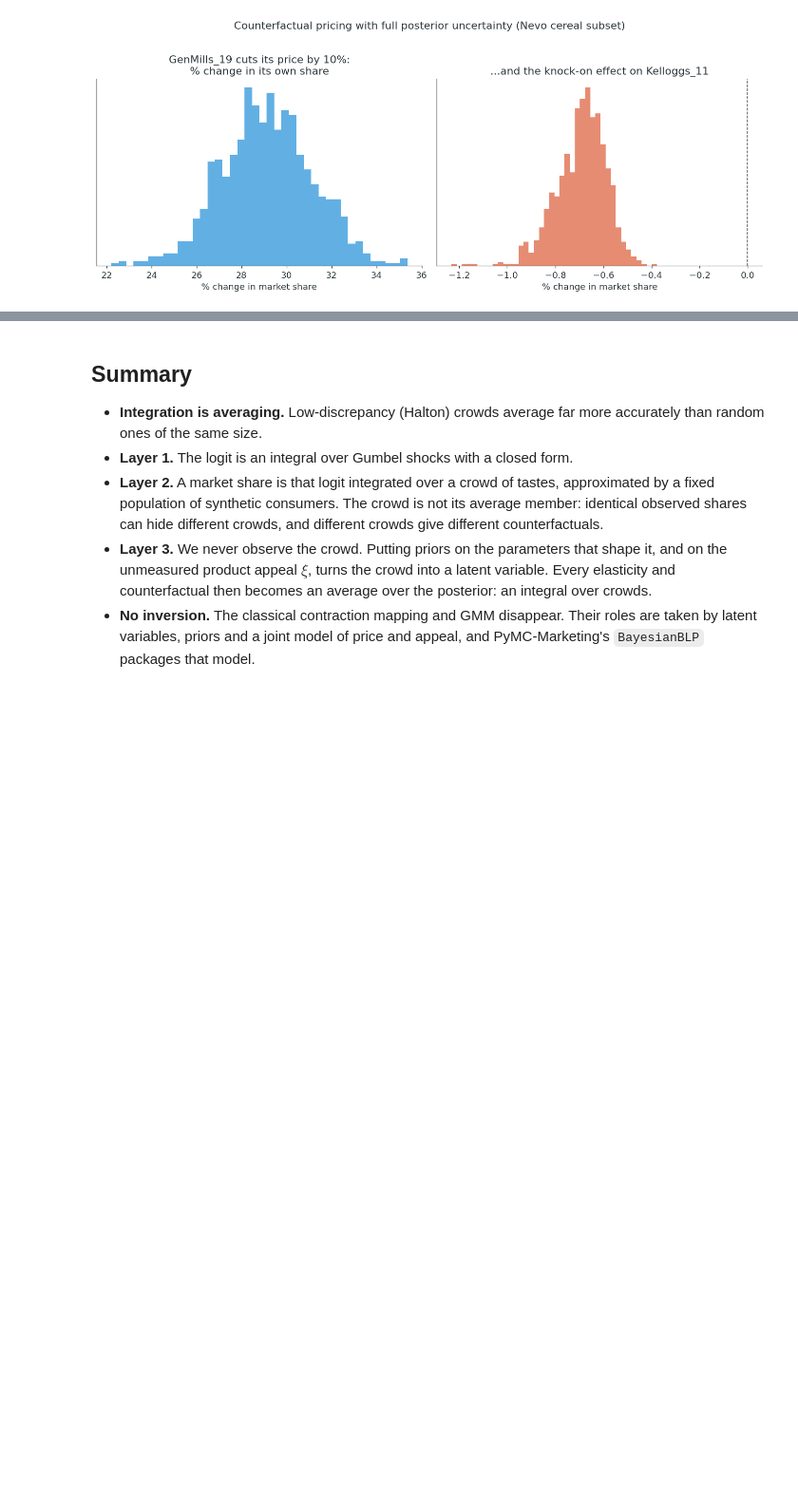
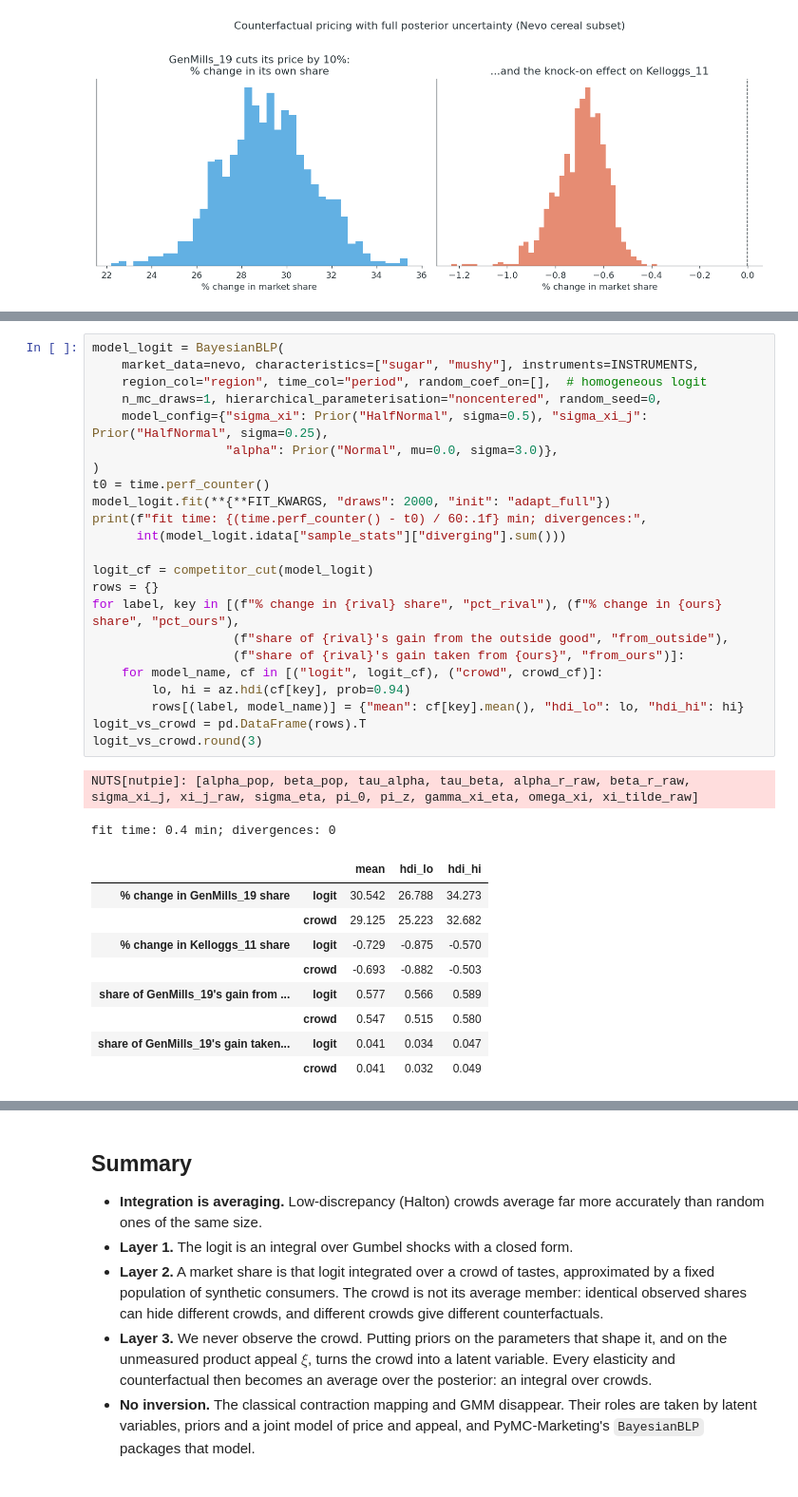
Before and after one commit to NathanielF/NathanielF.github.io, a Jupyter notebook: talks/pycon_ireland_2026_blp/notebook/synthetic_crowd.ipynb, the cells around one changed output, grey strips where cells are left out. Shown at 95% size. Cells and saved outputs as stored; diff of their text form; blank space fills up the shorter version.

```diff
--- a/talks/pycon_ireland_2026_blp/notebook/synthetic_crowd.ipynb
+++ b/talks/pycon_ireland_2026_blp/notebook/synthetic_crowd.ipynb
@@ -735,0 +755,35 @@ fig.savefig(f"{IMAGES}/nevo_counterfactual.png", dpi=150, bbox_inches="tight")
+# %%
+model_logit = BayesianBLP(
+    market_data=nevo, characteristics=["sugar", "mushy"], instruments=INSTRUMENTS,
+    region_col="region", time_col="period", random_coef_on=[],  # homogeneous logit
+    n_mc_draws=1, hierarchical_parameterisation="noncentered", random_seed=0,
+    model_config={"sigma_xi": Prior("HalfNormal", sigma=0.5), "sigma_xi_j": Prior("HalfNormal", sigma=0.25),
+                  "alpha": Prior("Normal", mu=0.0, sigma=3.0)},
+)
+t0 = time.perf_counter()
+model_logit.fit(**{**FIT_KWARGS, "draws": 2000, "init": "adapt_full"})
+print(f"fit time: {(time.perf_counter() - t0) / 60:.1f} min; divergences:",
+      int(model_logit.idata["sample_stats"]["diverging"].sum()))
+
+logit_cf = competitor_cut(model_logit)
+rows = {}
+for label, key in [(f"% change in {rival} share", "pct_rival"), (f"% change in {ours} share", "pct_ours"),
+                   (f"share of {rival}'s gain from the outside good", "from_outside"),
+                   (f"share of {rival}'s gain taken from {ours}", "from_ours")]:
+    for model_name, cf in [("logit", logit_cf), ("crowd", crowd_cf)]:
+        lo, hi = az.hdi(cf[key], prob=0.94)
+        rows[(label, model_name)] = {"mean": cf[key].mean(), "hdi_lo": lo, "hdi_hi": hi}
+logit_vs_crowd = pd.DataFrame(rows).T
+logit_vs_crowd.round(3)
+# %% [output]
+NUTS[nutpie]: [alpha_pop, beta_pop, tau_alpha, tau_beta, alpha_r_raw, beta_r_raw, sigma_xi_j, xi_j_raw, sigma_eta, pi_0, pi_z, gamma_xi_eta, omega_xi, xi_tilde_raw]
+fit time: 0.4 min; divergences: 0
+|  |  | mean | hdi_lo | hdi_hi |
+| % change in GenMills_19 share | logit | 30.542 | 26.788 | 34.273 |
+|  | crowd | 29.125 | 25.223 | 32.682 |
+| % change in Kelloggs_11 share | logit | -0.729 | -0.875 | -0.570 |
+|  | crowd | -0.693 | -0.882 | -0.503 |
+| share of GenMills_19's gain from ... | logit | 0.577 | 0.566 | 0.589 |
+|  | crowd | 0.547 | 0.515 | 0.580 |
+| share of GenMills_19's gain taken... | logit | 0.041 | 0.034 | 0.047 |
+|  | crowd | 0.041 | 0.032 | 0.049 |
```
Also changed, not shown: parts of 8 cells of this notebook, 15 other files.
